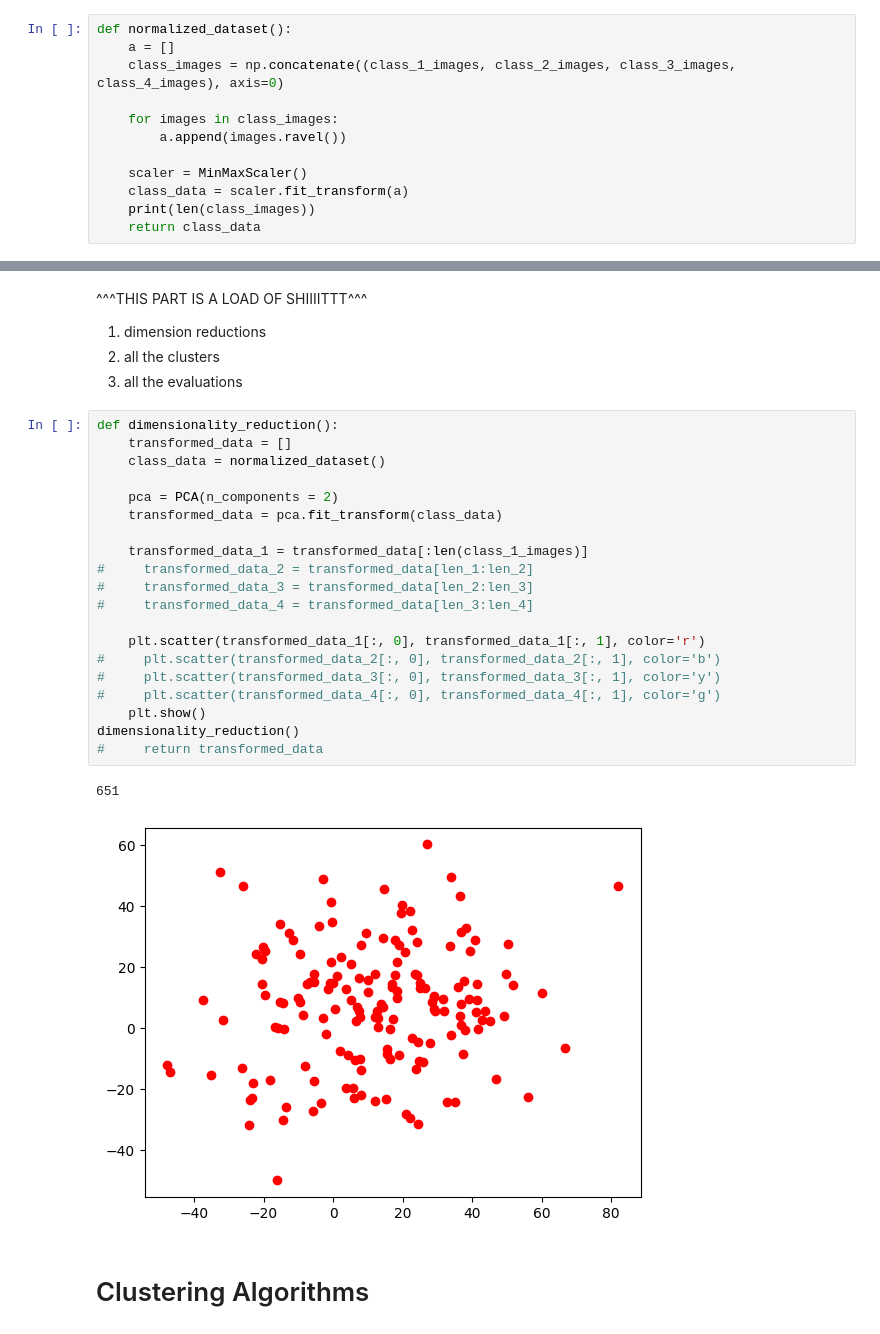
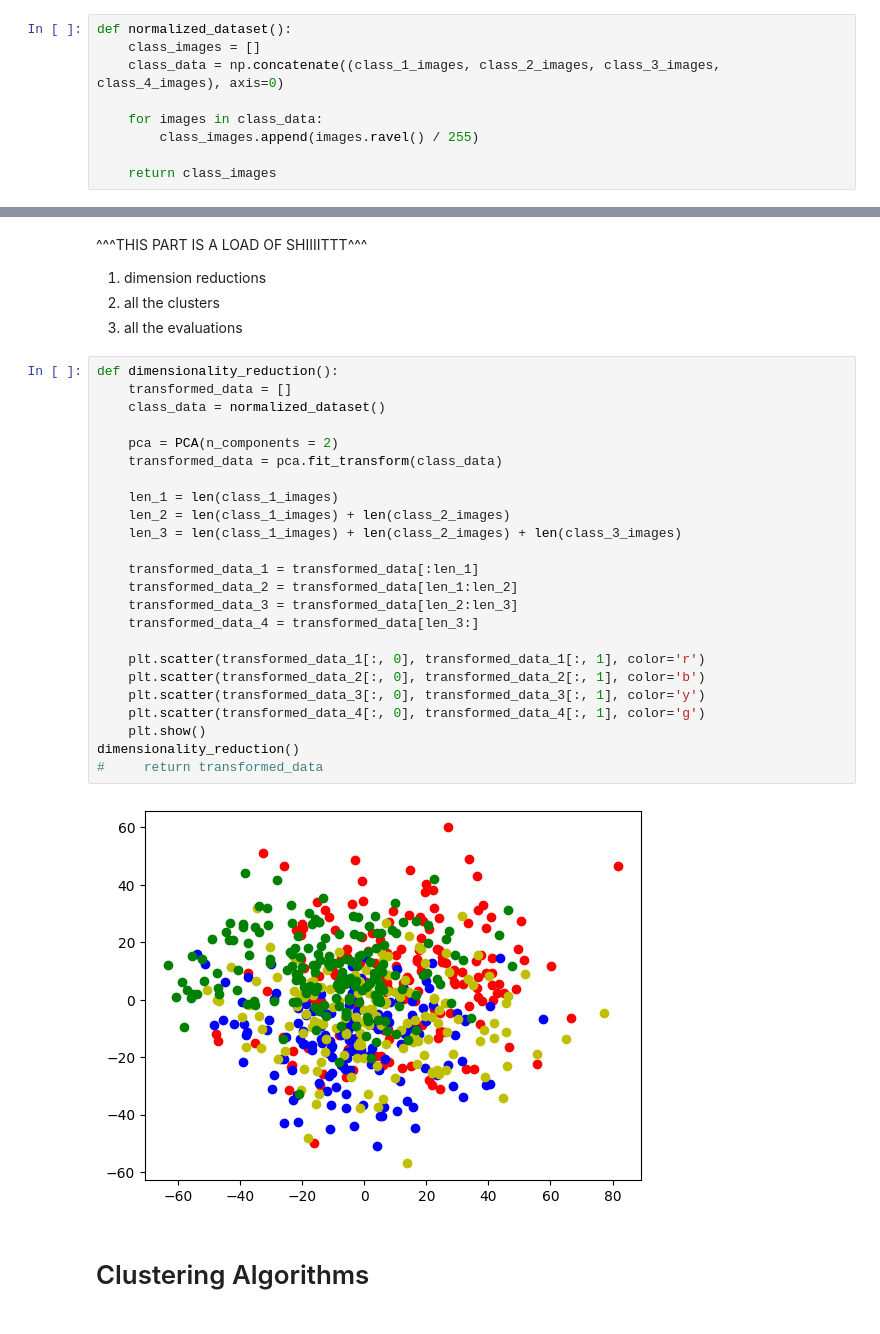
Before and after one commit to million-haileyesus/Data_Mining_I, a Jupyter notebook: DM_Assignment4/programming assignment 4.ipynb, the cells around one changed output, grey strips where cells are left out. Saved outputs shown, nothing was run; the diff lists cells and outputs as text.

```diff
--- a/DM_Assignment4/programming assignment 4.ipynb
+++ b/DM_Assignment4/programming assignment 4.ipynb
@@ -105,12 +105,9 @@ class_4_label = np.full(no_of_images[3], 3)
 # %%
 def normalized_dataset():
-    a = []
-    class_images = np.concatenate((class_1_images, class_2_images, class_3_images, class_4_images), axis=0)
+    class_images = []
+    class_data = np.concatenate((class_1_images, class_2_images, class_3_images, class_4_images), axis=0)
 
-    for images in class_images:
-        a.append(images.ravel())
+    for images in class_data:
+        class_images.append(images.ravel() / 255)
 
-    scaler = MinMaxScaler()
-    class_data = scaler.fit_transform(a)
-    print(len(class_images))
-    return class_data
+    return class_images
@@ -186,26 +168,29 @@ print('- feats shape:', FEATS.shape)
 # %%
 def dimensionality_reduction():
     transformed_data = []
     class_data = normalized_dataset()
 
     pca = PCA(n_components = 2)
     transformed_data = pca.fit_transform(class_data)
 
-    transformed_data_1 = transformed_data[:len(class_1_images)]
-#     transformed_data_2 = transformed_data[len_1:len_2]
-#     transformed_data_3 = transformed_data[len_2:len_3]
-#     transformed_data_4 = transformed_data[len_3:len_4]
+    len_1 = len(class_1_images)
+    len_2 = len(class_1_images) + len(class_2_images)
+    len_3 = len(class_1_images) + len(class_2_images) + len(class_3_images)
+
+    transformed_data_1 = transformed_data[:len_1]
+    transformed_data_2 = transformed_data[len_1:len_2]
+    transformed_data_3 = transformed_data[len_2:len_3]
+    transformed_data_4 = transformed_data[len_3:]
 
     plt.scatter(transformed_data_1[:, 0], transformed_data_1[:, 1], color='r')
-#     plt.scatter(transformed_data_2[:, 0], transformed_data_2[:, 1], color='b')
-#     plt.scatter(transformed_data_3[:, 0], transformed_data_3[:, 1], color='y')
-#     plt.scatter(transformed_data_4[:, 0], transformed_data_4[:, 1], color='g')
+    plt.scatter(transformed_data_2[:, 0], transformed_data_2[:, 1], color='b')
+    plt.scatter(transformed_data_3[:, 0], transformed_data_3[:, 1], color='y')
+    plt.scatter(transformed_data_4[:, 0], transformed_data_4[:, 1], color='g')
     plt.show()
 dimensionality_reduction()
 #     return transformed_data
 # %% [output]
-651
-[figure, old version]
+[figure, new version]
 # %% [markdown]
 # Clustering Algorithms
 # %%
```
Also changed, not shown: parts of 6 cells of this notebook.
